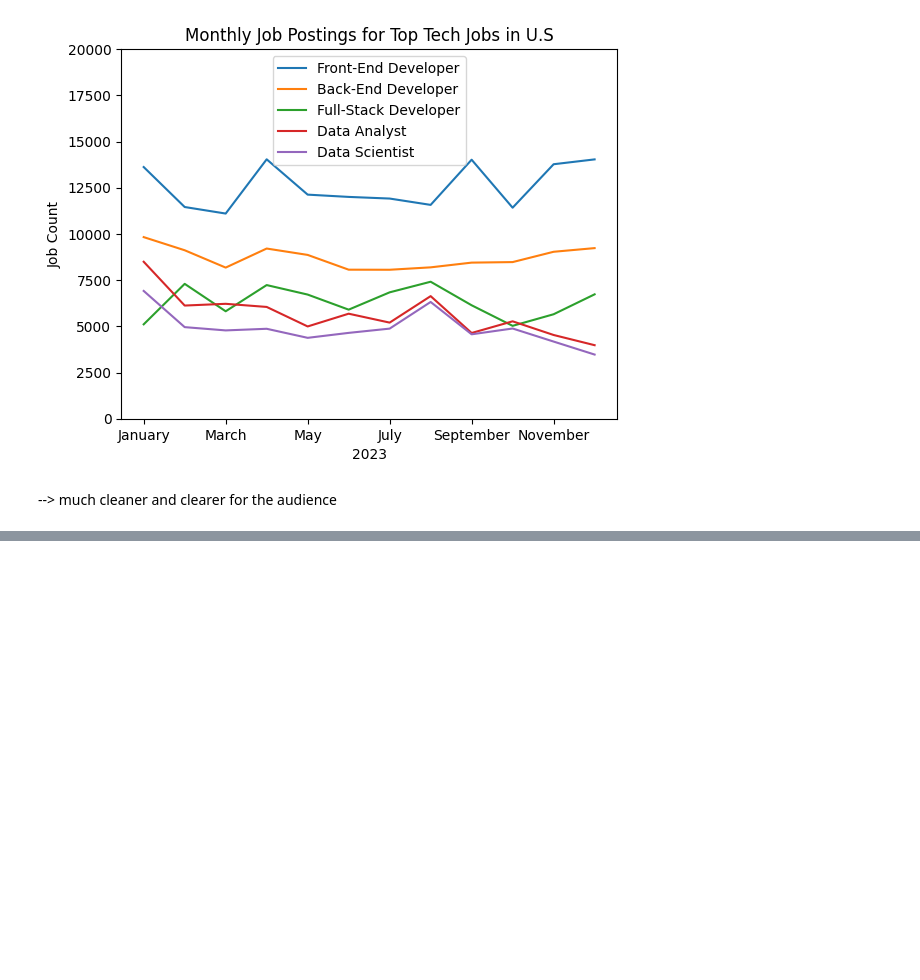
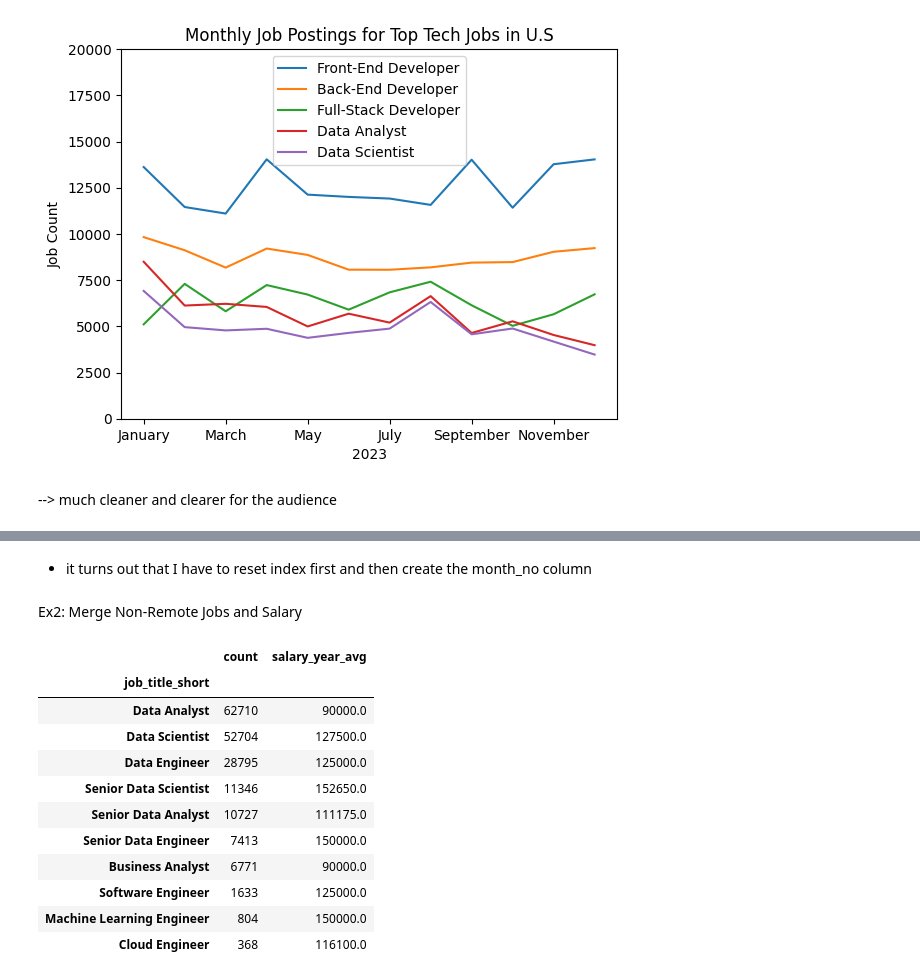
Before and after one commit to TannerPham/Python-For-Data-Analytics_Capstone-Project, a Jupyter notebook: 03. Pandas Advanced/03.07. PandasMergeDF.ipynb, the cells around one changed output, grey strips where cells are left out. Cells and saved outputs as stored; diff of their text form; code cells hidden in the pictures; blank space fills up the shorter version.

```diff
--- a/03. Pandas Advanced/03.07. PandasMergeDF.ipynb
+++ b/03. Pandas Advanced/03.07. PandasMergeDF.ipynb
@@ -178,0 +225,24 @@ plt.show()
+# %% [markdown]
+- it turns out that I have to reset index first and then create the month_no column
+# %% [markdown]
+Ex2: Merge Non-Remote Jobs and Salary
+# %%
+df_US_nr = df_USA[df_USA['job_work_from_home'] == False].copy()
+df_US_nr_count = df_US_nr['job_title_short'].value_counts()
+
+df_US_nr_salary = df_US_nr.groupby(by=['job_title_short'])['salary_year_avg'].agg('median')
+
+pd.merge(left=df_US_nr_count,right=df_US_nr_salary,on='job_title_short')
+# %% [output]
+|  | count | salary_year_avg |
+| job_title_short |  |  |
+| Data Analyst | 62710 | 90000.0 |
+| Data Scientist | 52704 | 127500.0 |
+| Data Engineer | 28795 | 125000.0 |
+| Senior Data Scientist | 11346 | 152650.0 |
+| Senior Data Analyst | 10727 | 111175.0 |
+| Senior Data Engineer | 7413 | 150000.0 |
+| Business Analyst | 6771 | 90000.0 |
+| Software Engineer | 1633 | 125000.0 |
+| Machine Learning Engineer | 804 | 150000.0 |
+| Cloud Engineer | 368 | 116100.0 |
```
Also changed, not shown: parts of 6 cells of this notebook, 11 other files.
